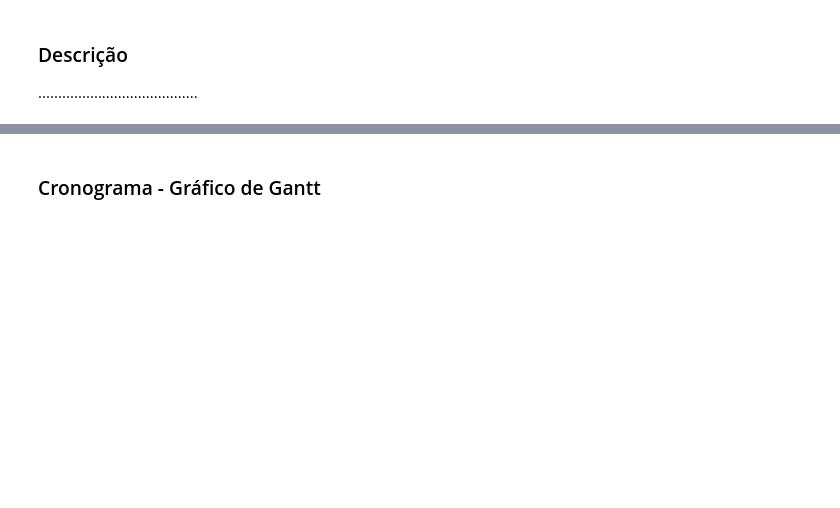
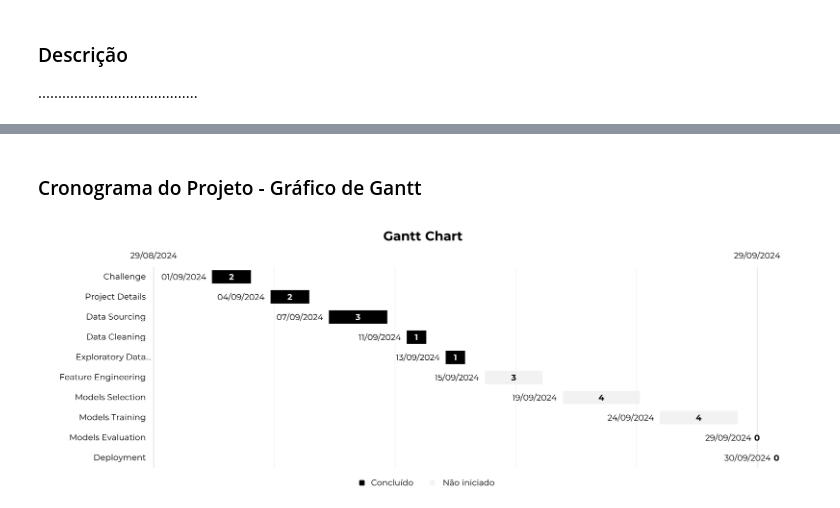
Before and after one commit to matheusresende7/ds_projeto_final_5_modelo_clusterizacao_classificacao_app_delivery, a Jupyter notebook: notebooks/01_challenge.ipynb, the cells around one changed output, grey strips where cells are left out. Cells and saved outputs as stored; diff of their text form; code cells hidden in the pictures; blank space fills up the shorter version.

```diff
--- a/notebooks/01_challenge.ipynb
+++ b/notebooks/01_challenge.ipynb
@@ -109,2 +110,12 @@ Versão do Python: 3.12.4
 # %% [markdown]
-### Cronograma - Gráfico de Gantt
+### Cronograma do Projeto - Gráfico de Gantt
+# %%
+from IPython.display import Image, display
+
+# Substitua pelo caminho da sua imagem
+image_path = '../images/outputs/schedule.png'
+
+# Exibe a imagem
+display(Image(filename=image_path))
+# %% [output]
+[figure, added]
```
Also changed, not shown: parts of 11 cells of this notebook, 9 other files.
